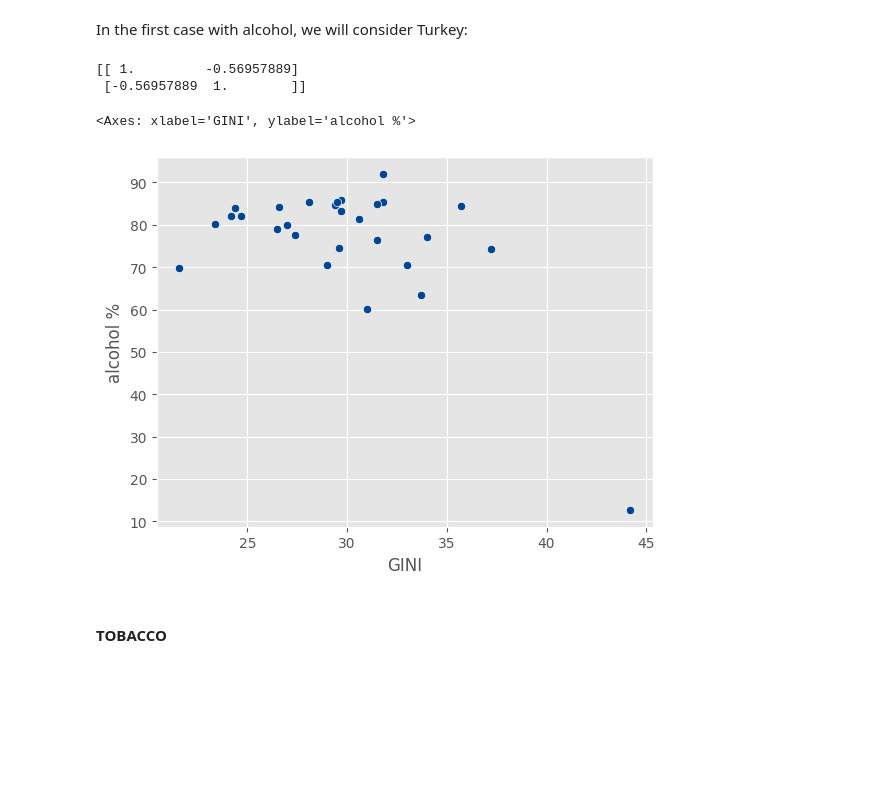
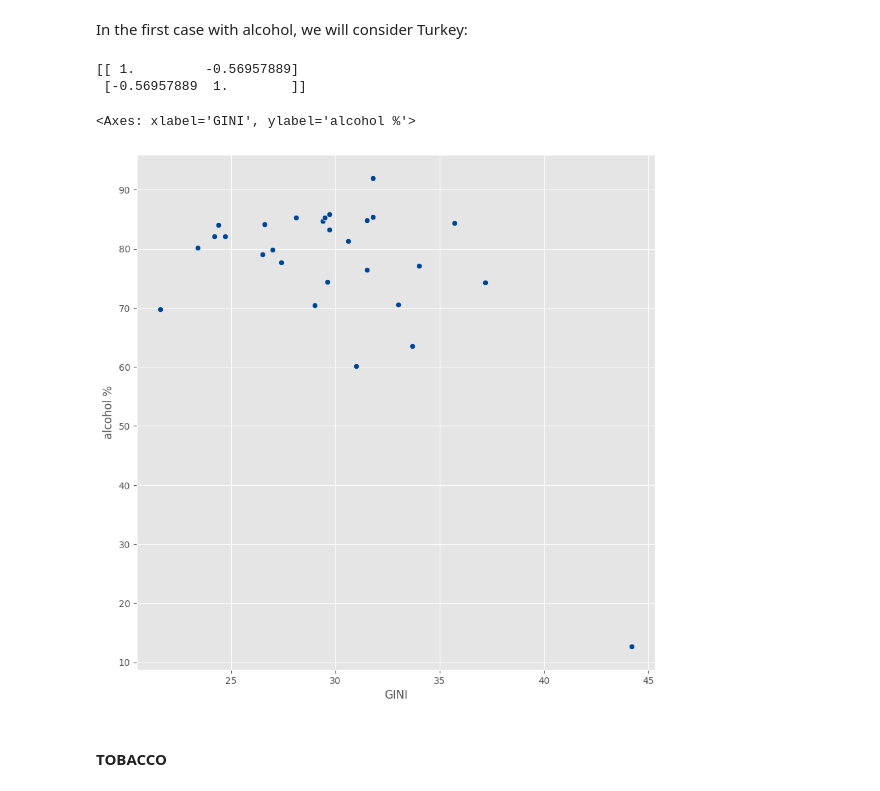
Before and after one commit to Danielgarpra/Analysis_of_drug_use_in_Europe-EDA, a Jupyter notebook: EDA/EDA.ipynb, the cells around one changed output. Saved outputs shown, nothing was run; the diff lists cells and outputs as text; code cells hidden in the pictures; blank space fills up the shorter version.

```diff
--- a/EDA/EDA.ipynb
+++ b/EDA/EDA.ipynb
@@ -897,12 +897,12 @@ df_use_female_male
 # %% [markdown]
 To display the results, different pie charts will be created to show the percentage of men and women, with the total value set to 100.
 # %%
-plt.figure(figsize=(8,8))
+plt.figure(figsize=(10,10))
 for i in range(len(df_use_female_male)):
     plt.subplots_adjust(wspace=0.3, hspace=0)
     plt.subplot(2,4,i+1)
     plt.pie(x=[100+df_use_female_male.iloc[i].loc['Porcentage (%)'],100-df_use_female_male.iloc[i].loc['Porcentage (%)']],autopct="%1.1f%%",colors=[color_2,color_1],textprops={'fontsize': 10,'color':'black','fontweight':'bold'});
-    plt.title(df_use_female_male.iloc[i].loc['Drugs'],fontsize=10)
-plt.legend(['Females','Males'],loc='best', bbox_to_anchor=(1.25, 0.3, 0.5, 0.5))
+    plt.title(df_use_female_male.iloc[i].loc['Drugs'],fontsize=14)
+plt.legend(['Femenino','Masculino'],loc='best', bbox_to_anchor=(1.9, 0.3, 0.5, 0.5),prop={'size': 12})
 # %% [output]
 <matplotlib.legend.Legend at 0x...>
@@ -1376,19 +1376,20 @@ corr_list_gini=list([])
 # %% [markdown]
 In the first case with alcohol, we will consider Turkey:
 # %%
+plt.figure(figsize=(10,10))
 t=a_act_alcohol['values_act_alcohol']#.drop('Turkey')
 h=df_gini.loc[a_act_alcohol.index]
 
 print(np.corrcoef(h.values.reshape(len(h)),t.values))
 corr_list_gini.append(np.corrcoef(h.values.reshape(len(h)),t.values)[1][0])
 fig=sns.scatterplot(x = h.values.reshape(len(h)), y = t.values,color=color_1);
 fig.set(xlabel='GINI',ylabel='alcohol %')
 fig
 # %% [output]
 [[ 1.         -0.56957889]
  [-0.56957889  1.        ]]
 <Axes: xlabel='GINI', ylabel='alcohol %'>
-[figure, old version]
+[figure, new version]
 # %% [markdown]
 #### TOBACCO
 # %%
```
Also changed, not shown: parts of 11 cells of this notebook, 1 other file.
